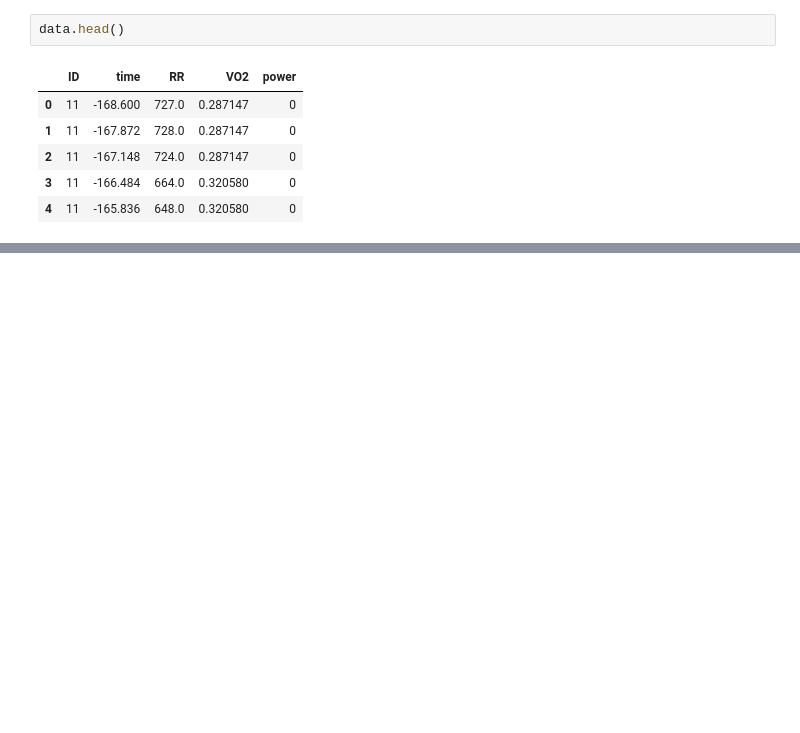
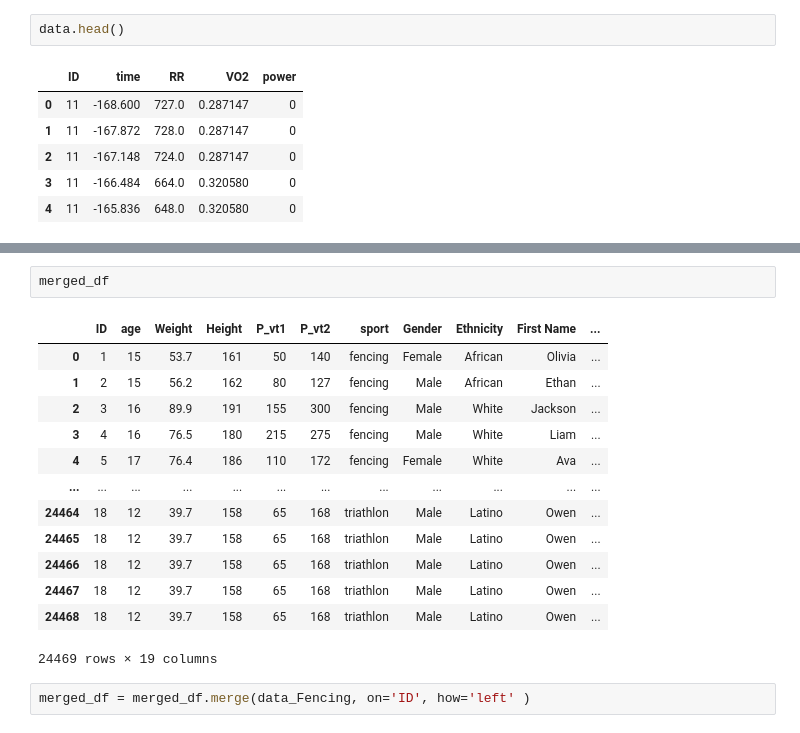
Before and after one commit to Sujithra-Emmanuel/PyMinds_Aug2024, a Jupyter notebook: Python_Hackathon_Aug2024_1to20.ipynb, the cells around one changed output, grey strips where cells are left out. Drawn from its saved outputs; the diff is of its cells as text; blank space fills up the shorter version.

```diff
--- a/Python_Hackathon_Aug2024_1to20.ipynb
+++ b/Python_Hackathon_Aug2024_1to20.ipynb
@@ -37,0 +105,18 @@ data_Kayaking.head()
+# %%
+merged_df
+# %% [output]
+|  | ID | age | Weight | Height | P_vt1 | P_vt2 | sport | Gender | Ethnicity | First Name | ... |
+| 0 | 1 | 15 | 53.7 | 161 | 50 | 140 | fencing | Female | African | Olivia | ... |
+| 1 | 2 | 15 | 56.2 | 162 | 80 | 127 | fencing | Male | African | Ethan | ... |
+| 2 | 3 | 16 | 89.9 | 191 | 155 | 300 | fencing | Male | White | Jackson | ... |
+| 3 | 4 | 16 | 76.5 | 180 | 215 | 275 | fencing | Male | White | Liam | ... |
+| 4 | 5 | 17 | 76.4 | 186 | 110 | 172 | fencing | Female | White | Ava | ... |
+| ... | ... | ... | ... | ... | ... | ... | ... | ... | ... | ... | ... |
+| 24464 | 18 | 12 | 39.7 | 158 | 65 | 168 | triathlon | Male | Latino | Owen | ... |
+| 24465 | 18 | 12 | 39.7 | 158 | 65 | 168 | triathlon | Male | Latino | Owen | ... |
+| 24466 | 18 | 12 | 39.7 | 158 | 65 | 168 | triathlon | Male | Latino | Owen | ... |
+| 24467 | 18 | 12 | 39.7 | 158 | 65 | 168 | triathlon | Male | Latino | Owen | ... |
+| 24468 | 18 | 12 | 39.7 | 158 | 65 | 168 | triathlon | Male | Latino | Owen | ... |
+24469 rows × 19 columns
+# %%
+merged_df = merged_df.merge(data_Fencing, on='ID', how='left' )
```
Also changed, not shown: parts of 20 cells of this notebook, 1 other file.
